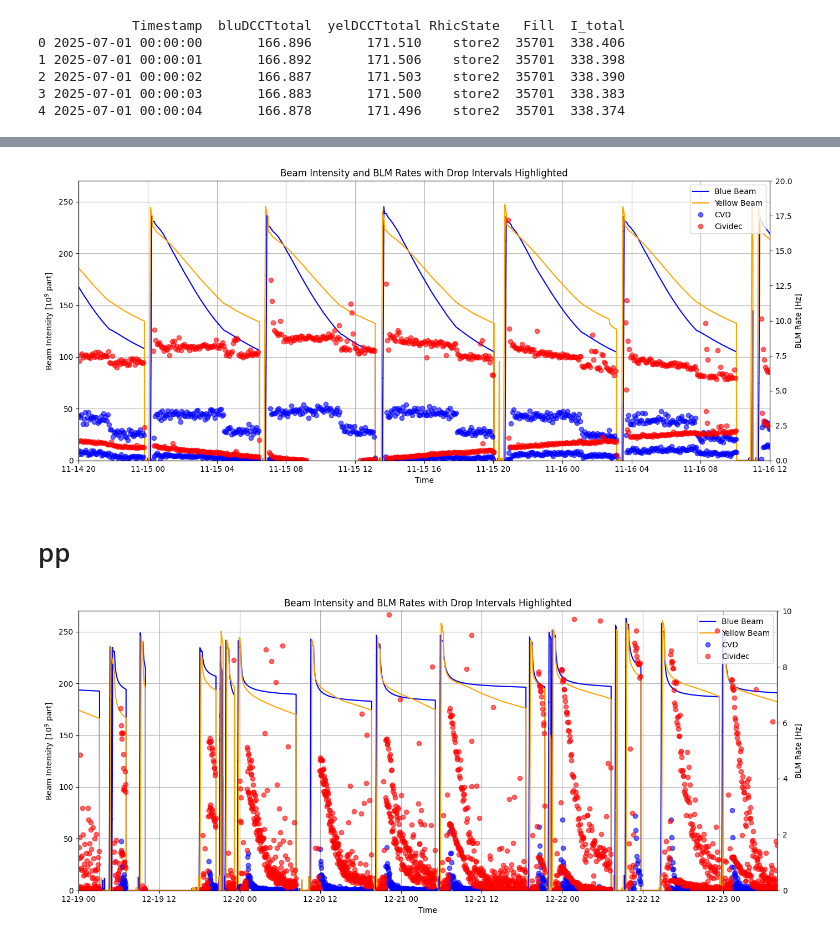
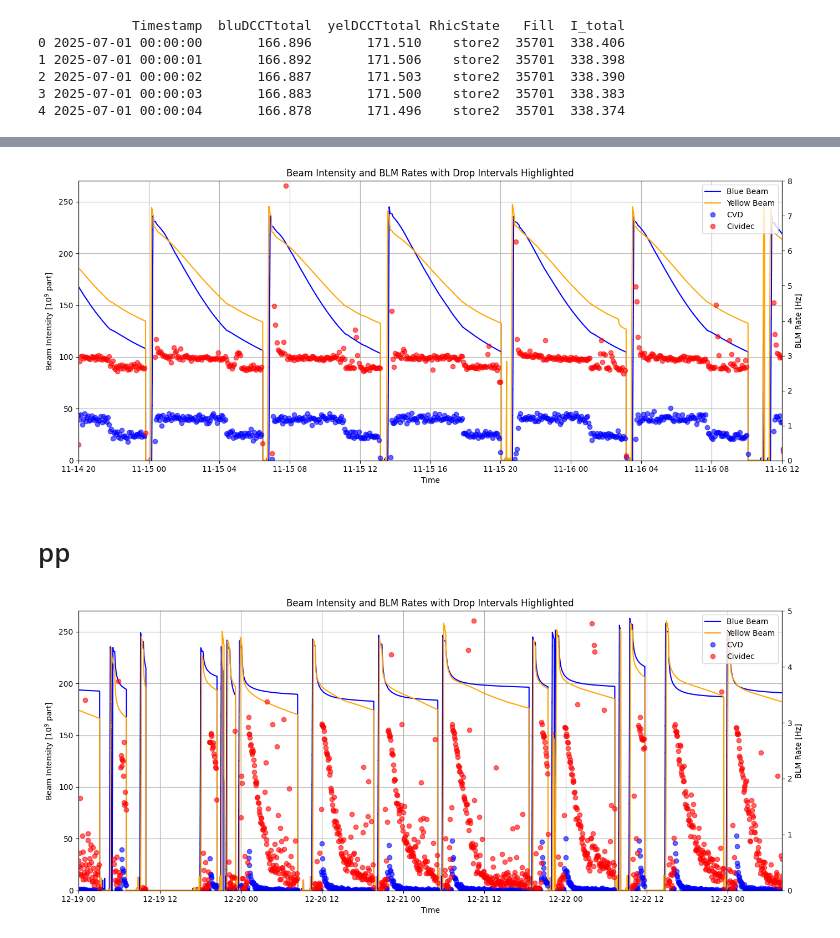
Before and after one commit to mohaas33/rhic_blm_daq, a Jupyter notebook: RHIC_Cividec_2025_AuAu_pp.ipynb, the cells around one changed output, grey strips where cells are left out. Drawn from its saved outputs; the diff is of its cells as text; code cells hidden in the pictures.

```diff
--- a/RHIC_Cividec_2025_AuAu_pp.ipynb
+++ b/RHIC_Cividec_2025_AuAu_pp.ipynb
@@ -260,7 +260,7 @@ df_end = df_stop_ramp.copy()
 # %% [markdown]
 Rate of the dimond detectors was few Hz triggering was applied for signals from the detectors, not to collect to many empty events. Each channel was read for 2 min consequently, thus to calculate average rate averaging should be weather in 2 min range or more than 6 minutes and devided by 3 as there are 3 channels.
 # %%
-avg_min = 2 #data taking is N min each, should be >6 minutes
+avg_min = 4 #data taking is N min each, should be >6 minutes
 # Count occurrences per N minutes for each channel
 counts = df.groupby([
     pd.Grouper(key='timestamp', freq=f'{avg_min}min'),  # round timestamps to avg_min bins
@@ -702,7 +702,7 @@ plt.show()
 # %% [markdown]
 At STAR IR the detectors see two abort gaps, one for blue and one for yellow beam. The Bunch spacing should be ~106 ns, we see signals from bunches every 106 ns. In addition we see signal every 50 ns, which do not correspond to Beam revolution trigger jitter or detector effects as we use 4 separate detector systems and 2 different readouts.
 # %%
-avg_min = 2 #data taking is N min each, should be >6 minutes
+avg_min = 4 #data taking is N min each, should be >6 minutes
 # Count occurrences per N minutes for each channel
 counts = df.groupby([
     pd.Grouper(key='timestamp', freq=f'{avg_min}min'),  # round timestamps to avg_min bins
@@ -718,11 +718,11 @@ avg_heights = df.groupby([
 combined = pd.merge(counts, avg_heights, on=['timestamp', 'ch'], how='left')
 
 # Optional: calculate rate per minute (divide by avg_min)
-counts['rate_per_min'] = counts['count'] / (avg_min/3)
-counts['rate_per_sec'] = counts['count'] / (avg_min/3*60)
+counts['rate_per_min'] = counts['count'] / (avg_min/2)
+counts['rate_per_sec'] = counts['count'] / (avg_min/2*60)
 # Optional: calculate rate per minute (divide by avg_min)
-combined['rate_per_min'] = combined['count'] / (avg_min/3)
-combined['rate_per_sec'] = combined['count'] / (avg_min/3*60)
+combined['rate_per_min'] = combined['count'] / (avg_min/2)
+combined['rate_per_sec'] = combined['count'] / (avg_min/2*60)
 # %%
 # Ensure Timestamp is datetime and set index
 #df_current['Timestamp'] = pd.to_datetime(df_current['Timestamp'])
@@ -891,35 +891,35 @@ for ch in combined['ch'].unique():
             label=ch_label[ch], marker='o', linestyle='', color=blm_col[ch], alpha=0.6)
 
 
 ax2.set_ylabel('BLM Rate [Hz]', color='black')
 
 # Combine legends from both axes
 lines1, labels1 = ax1.get_legend_handles_labels()
 lines2, labels2 = ax2.get_legend_handles_labels()
 ax1.legend(lines1 + lines2, labels1 + labels2, loc='upper right')
 
 ax1.set_xlim(start_time, end_time)
 ax2.set_xlim(start_time, end_time)
 
 # Time ticks
 #ax1.xaxis.set_major_locator(mdates.MinuteLocator(interval=30))
 #ax1.xaxis.set_major_formatter(mdates.DateFormatter('%H:%M'))
 #ax1.xaxis.set_minor_locator(mdates.MinuteLocator(interval=5))
 #ax1.tick_params(axis='x', rotation=45)
 
 
 ax1.set_ylim(0, 270)
-ax2.set_ylim(0, 20)
+ax2.set_ylim(0, 8)
 # X-axis and Title
 ax1.set_xlabel("Time")
 plt.title("Beam Intensity and BLM Rates with Drop Intervals Highlighted")
 ax1.grid(True)
 
 plt.tight_layout()
 plt.savefig(f"./Plots/stable_beam_intervals_{use_dates}.png", dpi=300)
 plt.show()
 # %% [output]
-[figure, old version]
+[figure, new version]
 # %% [markdown]
 # pp
 # %%
@@ -965,7 +965,7 @@ ax2.set_xlim(start_time, end_time)
 
 
 ax1.set_ylim(0, 270)
-ax2.set_ylim(0, 10)
+ax2.set_ylim(0, 5)
 # X-axis and Title
 ax1.set_xlabel("Time")
 plt.title("Beam Intensity and BLM Rates with Drop Intervals Highlighted")
@@ -975,4 +975,4 @@ plt.tight_layout()
 plt.savefig(f"./Plots/stable_beam_intervals_{use_dates}.png", dpi=300)
 plt.show()
 # %% [output]
-[figure, old version]
+[figure, new version]
```
Also changed, not shown: parts of 5 cells of this notebook, 4 other files.
